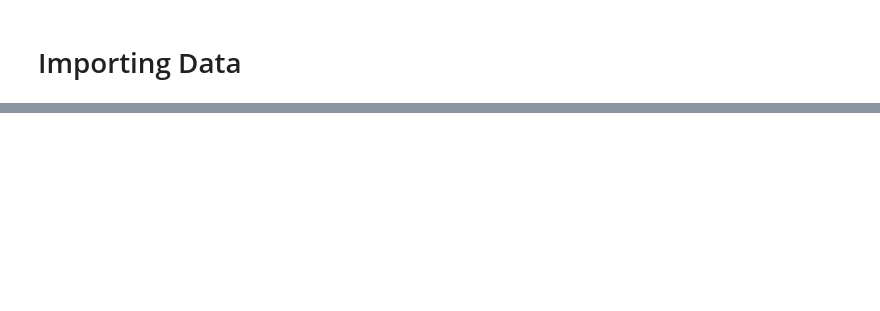
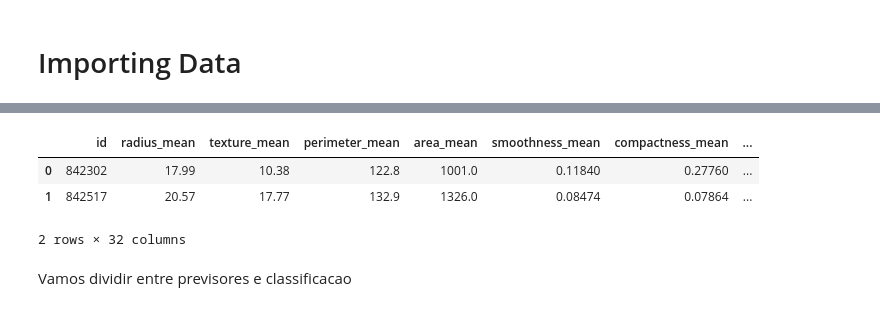
Before and after one commit to nazex2000/breast-cancer-predict, a Jupyter notebook: Breast_Cancer_predict.ipynb, the cells around one changed output, grey strips where cells are left out. Cells and saved outputs as stored; diff of their text form; code cells hidden in the pictures; blank space fills up the shorter version.

```diff
--- a/Breast_Cancer_predict.ipynb
+++ b/Breast_Cancer_predict.ipynb
@@ -24,0 +123,19 @@ df
+# %%
+df=df[['id', 'radius_mean', 'texture_mean', 'perimeter_mean',
+       'area_mean', 'smoothness_mean', 'compactness_mean', 'concavity_mean',
+       'concave points_mean', 'symmetry_mean', 'fractal_dimension_mean',
+       'radius_se', 'texture_se', 'perimeter_se', 'area_se', 'smoothness_se',
+       'compactness_se', 'concavity_se', 'concave points_se', 'symmetry_se',
+       'fractal_dimension_se', 'radius_worst', 'texture_worst',
+       'perimeter_worst', 'area_worst', 'smoothness_worst',
+       'compactness_worst', 'concavity_worst', 'concave points_worst',
+       'symmetry_worst', 'fractal_dimension_worst', 'diagnosis']]
+# %%
+df.head(2)
+# %% [output]
+|  | id | radius_mean | texture_mean | perimeter_mean | area_mean | smoothness_mean | compactness_mean | ... |
+| 0 | 842302 | 17.99 | 10.38 | 122.8 | 1001.0 | 0.11840 | 0.27760 | ... |
+| 1 | 842517 | 20.57 | 17.77 | 132.9 | 1326.0 | 0.08474 | 0.07864 | ... |
+2 rows × 32 columns
+# %% [markdown]
+Vamos dividir entre previsores e classificacao
```
Also changed, not shown: parts of 25 cells of this notebook.
